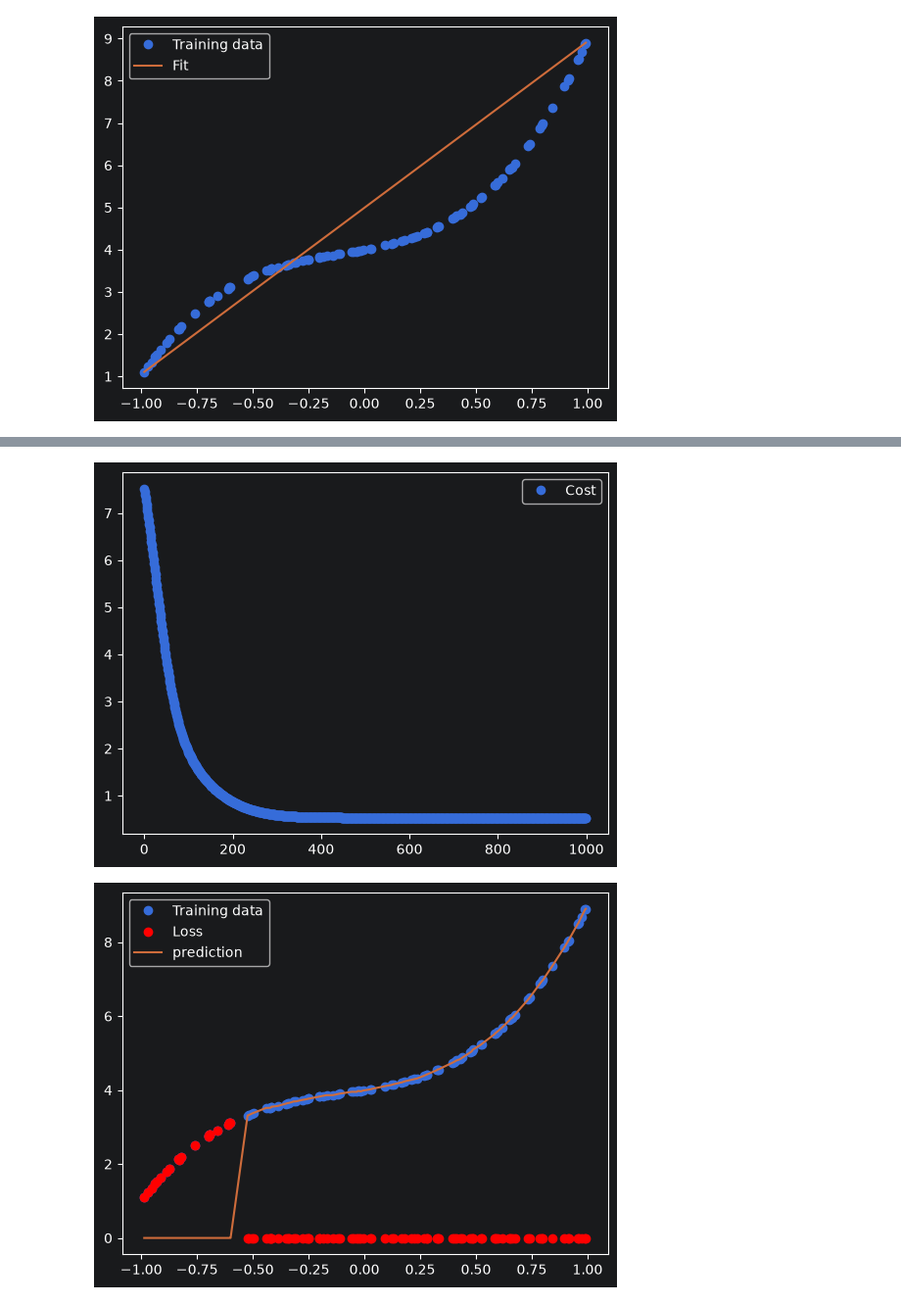
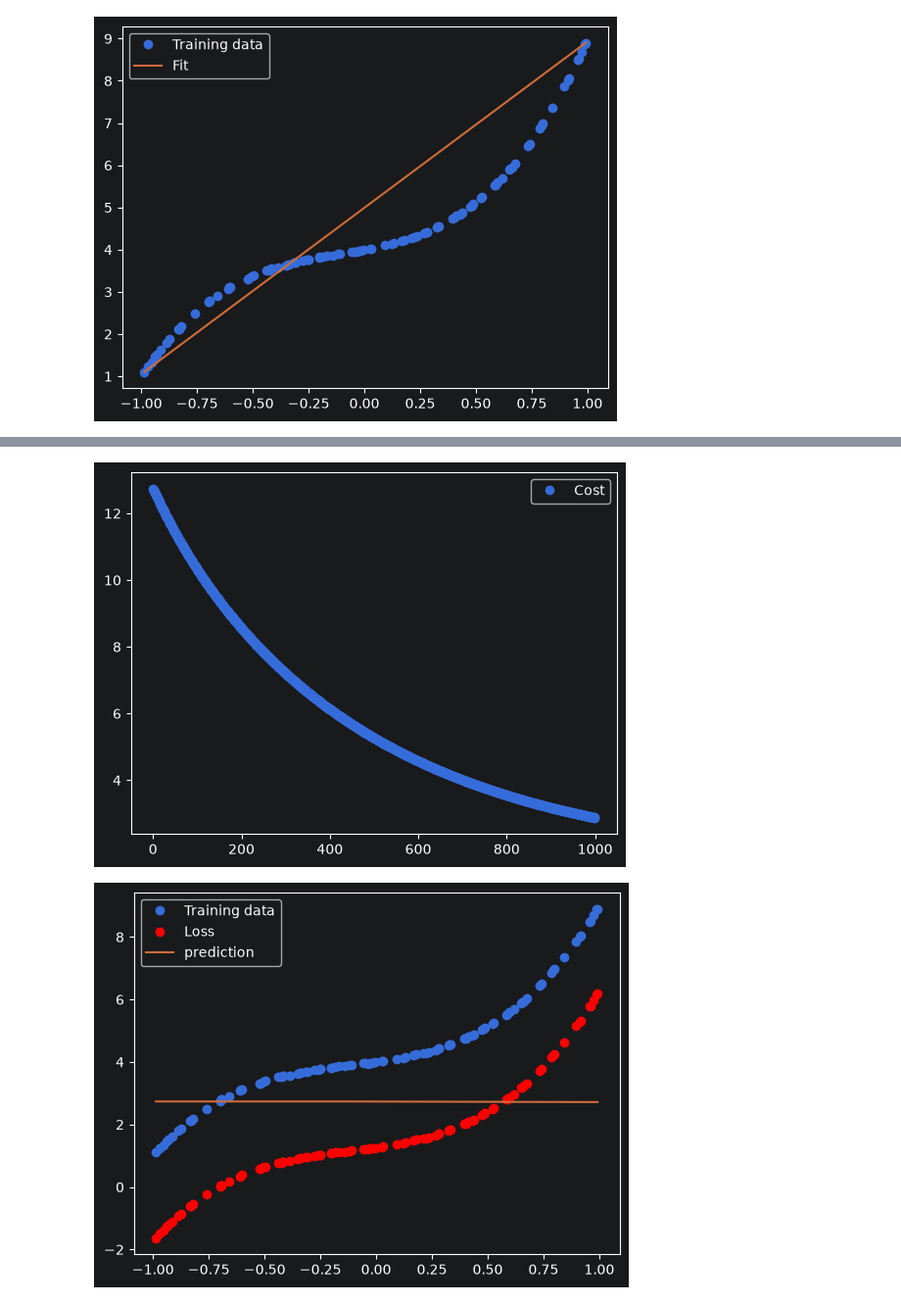
Before and after one commit to S-M-production/Reinforcement-Learning-Basics, a Jupyter notebook: notebooks/models/multi_layer_perceptron_back_propagation.ipynb, the cells around one changed output, grey strips where cells are left out. Shown at 98% size. Saved outputs shown, nothing was run; the diff lists cells and outputs as text; code cells hidden in the pictures.

Commit message:
Fixed bug, my bias was taking a matrix instead of single value. Fixed it, but now relu is killing my network

```diff
--- a/notebooks/models/multi_layer_perceptron_back_propagation.ipynb
+++ b/notebooks/models/multi_layer_perceptron_back_propagation.ipynb
@@ -21,7 +21,7 @@ class Linear:
         return derivative * self.weight
     def update(self, derivative):
         self.weight -= self.learning_rate*np.average(self.x * derivative)
-        self.bias -= self.learning_rate * derivative
+        self.bias -= np.average(self.learning_rate * derivative)
         self.x = np.array([])
 # %%
 #Class for induvigual neuron (Relu)
@@ -65,11 +65,11 @@ plt.show()
 #Simulating forwards pass:
 
 #Creating layers
-learning_rate = 0.004
+learning_rate = 0.001
 input = Linear(learning_rate)
 activation = Relu()
 output = Linear(learning_rate)
-model = [input,activation]
+model = [Linear(learning_rate),Relu(),Linear(learning_rate)]
 
 temp = x
 for i in model:
@@ -108,2 +108,2 @@ plt.show()
-[figure, old version]
+[figure, new version]
-[figure, old version]
+[figure, new version]
```
Also changed, not shown: parts of 2 cells of this notebook.
